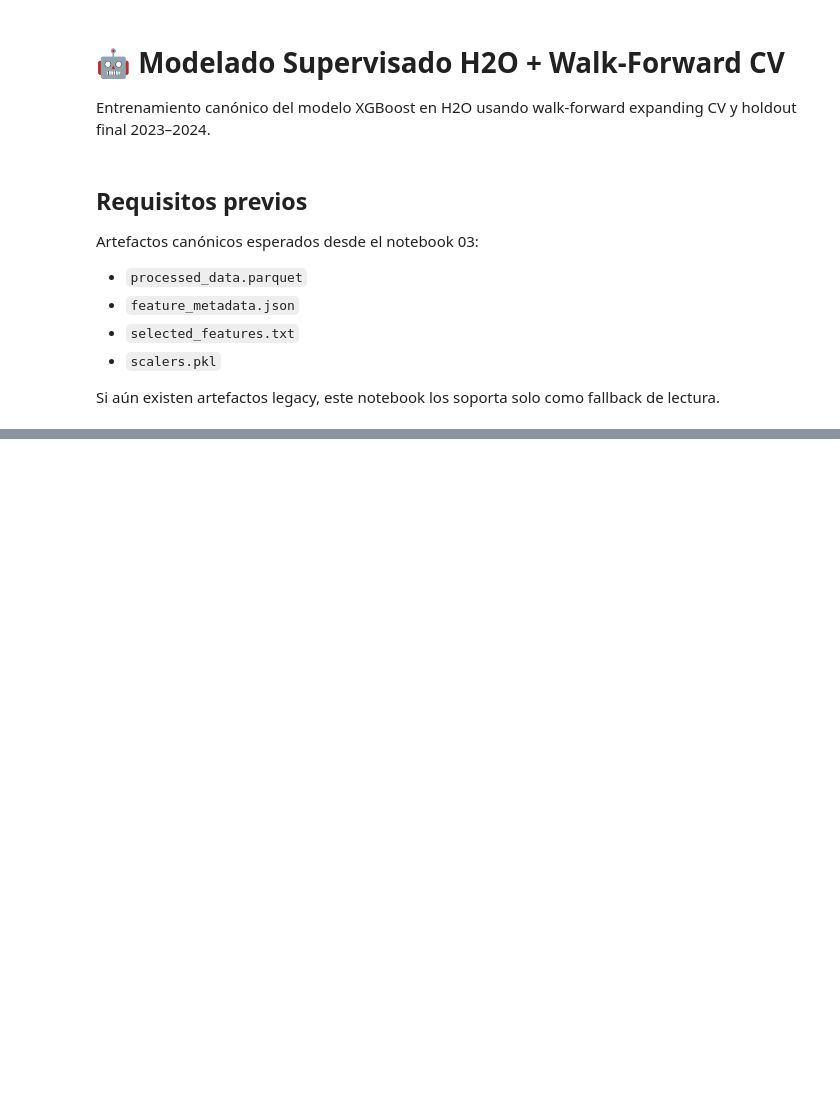
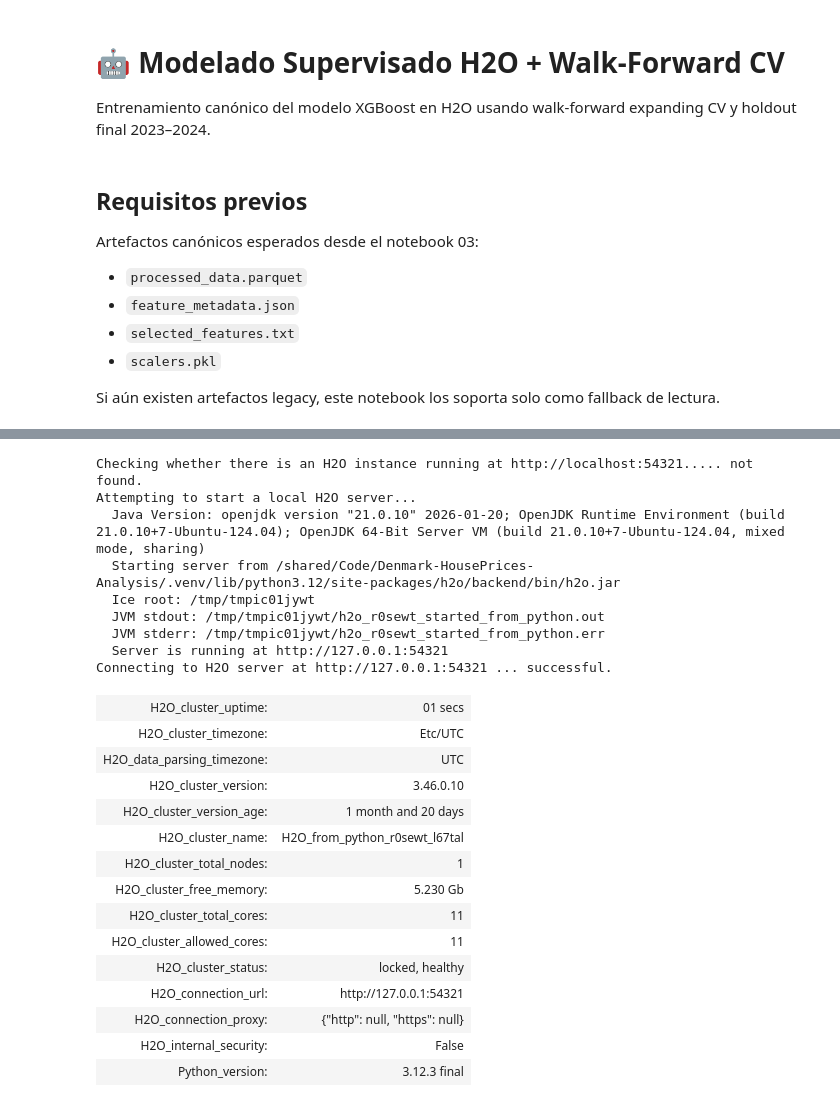
Before and after one commit to R0SEWT/Denmark-HousePrices-Analysis, a Jupyter notebook: notebooks/04_modelado_supervisado.ipynb, the cells around one changed output, grey strips where cells are left out. Drawn from its saved outputs; the diff is of its cells as text; code cells hidden in the pictures; blank space fills up the shorter version.

```diff
--- a/notebooks/04_modelado_supervisado.ipynb
+++ b/notebooks/04_modelado_supervisado.ipynb
@@ -45,6 +49,36 @@ print('Configuración cargada.')
 # %%
 # 🚀 Iniciar H2O
-h2o.init()
+try:
+    h2o.cluster().shutdown(prompt=False)
+except Exception:
+    pass
+
+h2o.init(max_mem_size='12G')
+# %% [output]
+Checking whether there is an H2O instance running at http://localhost:54321..... not found.
+Attempting to start a local H2O server...
+  Java Version: openjdk version "21.0.10" 2026-01-20; OpenJDK Runtime Environment (build 21.0.10+7-Ubuntu-124.04); OpenJDK 64-Bit Server VM (build 21.0.10+7-Ubuntu-124.04, mixed mode, sharing)
+  Starting server from /shared/Code/Denmark-HousePrices-Analysis/.venv/lib/python3.12/site-packages/h2o/backend/bin/h2o.jar
+  Ice root: /tmp/tmpic01jywt
+  JVM stdout: /tmp/tmpic01jywt/h2o_r0sewt_started_from_python.out
+  JVM stderr: /tmp/tmpic01jywt/h2o_r0sewt_started_from_python.err
+  Server is running at http://127.0.0.1:54321
+Connecting to H2O server at http://127.0.0.1:54321 ... successful.
+| H2O_cluster_uptime: | 01 secs |
+| H2O_cluster_timezone: | Etc/UTC |
+| H2O_data_parsing_timezone: | UTC |
+| H2O_cluster_version: | 3.46.0.10 |
+| H2O_cluster_version_age: | 1 month and 20 days |
+| H2O_cluster_name: | H2O_from_python_r0sewt_l67tal |
+| H2O_cluster_total_nodes: | 1 |
+| H2O_cluster_free_memory: | 5.230 Gb |
+| H2O_cluster_total_cores: | 11 |
+| H2O_cluster_allowed_cores: | 11 |
+| H2O_cluster_status: | locked, healthy |
+| H2O_connection_url: | http://127.0.0.1:54321 |
+| H2O_connection_proxy: | {"http": null, "https": null} |
+| H2O_internal_security: | False |
+| Python_version: | 3.12.3 final |
 # %%
 # Utilidades de carga e imputación
 LEGACY_PROCESSED_FILE = DATA_DIR / 'processed' / 'feature_engineered_complete.parquet'
```
Also changed, not shown: parts of 6 cells of this notebook, 1 other file.
